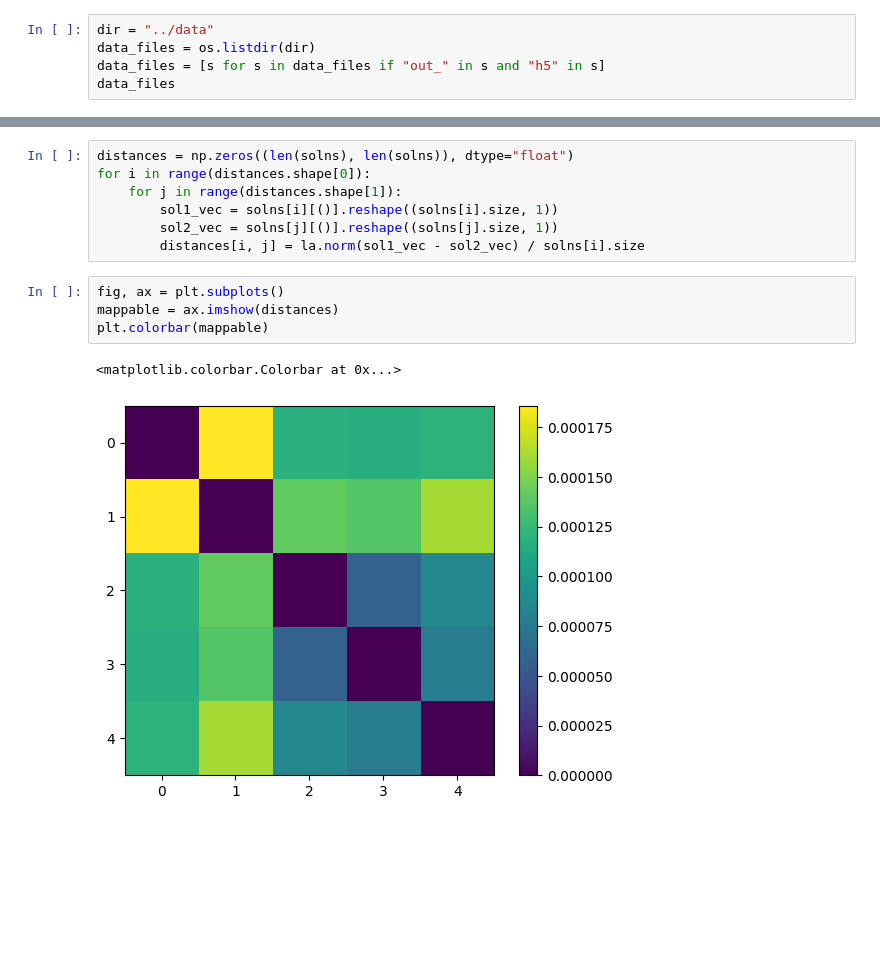
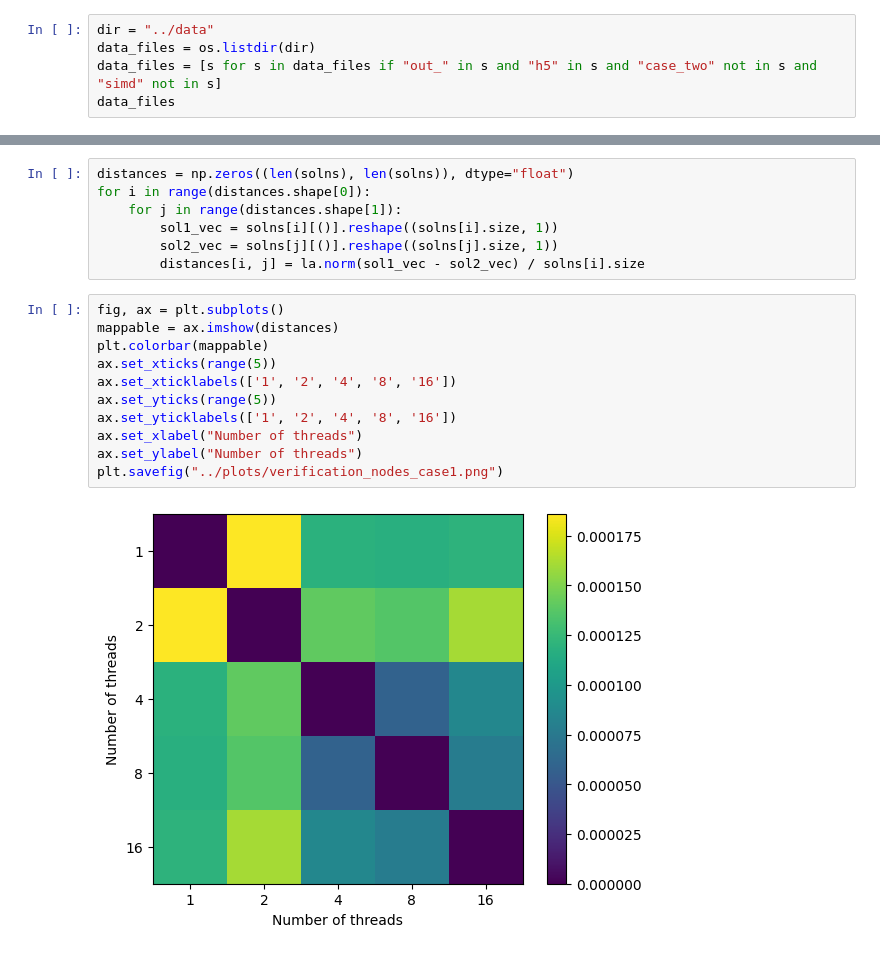
Before and after one commit to bdalfavero/wigner_parallel, a Jupyter notebook: scripts/verification.ipynb, the cells around one changed output, grey strips where cells are left out. Drawn from its saved outputs; the diff is of its cells as text; blank space fills up the shorter version.

```diff
--- a/scripts/verification.ipynb
+++ b/scripts/verification.ipynb
@@ -9,7 +9,7 @@ import h5py
 # %%
 dir = "../data"
 data_files = os.listdir(dir)
-data_files = [s for s in data_files if "out_" in s and "h5" in s]
+data_files = [s for s in data_files if "out_" in s and "h5" in s and "case_two" not in s and "simd" not in s]
 data_files
 # %% [output]
 ['out_8.h5', 'out_16.h5', 'out_2.h5', 'out_1.h5', 'out_4.h5']
@@ -26,7 +26,13 @@ for i in range(distances.shape[0]):
 # %%
 fig, ax = plt.subplots()
 mappable = ax.imshow(distances)
 plt.colorbar(mappable)
+ax.set_xticks(range(5))
+ax.set_xticklabels(['1', '2', '4', '8', '16'])
+ax.set_yticks(range(5))
+ax.set_yticklabels(['1', '2', '4', '8', '16'])
+ax.set_xlabel("Number of threads")
+ax.set_ylabel("Number of threads")
+plt.savefig("../plots/verification_nodes_case1.png")
 # %% [output]
-<matplotlib.colorbar.Colorbar at 0x...>
-[figure, old version]
+[figure, new version]
```
Also changed, not shown: 3 other files.
